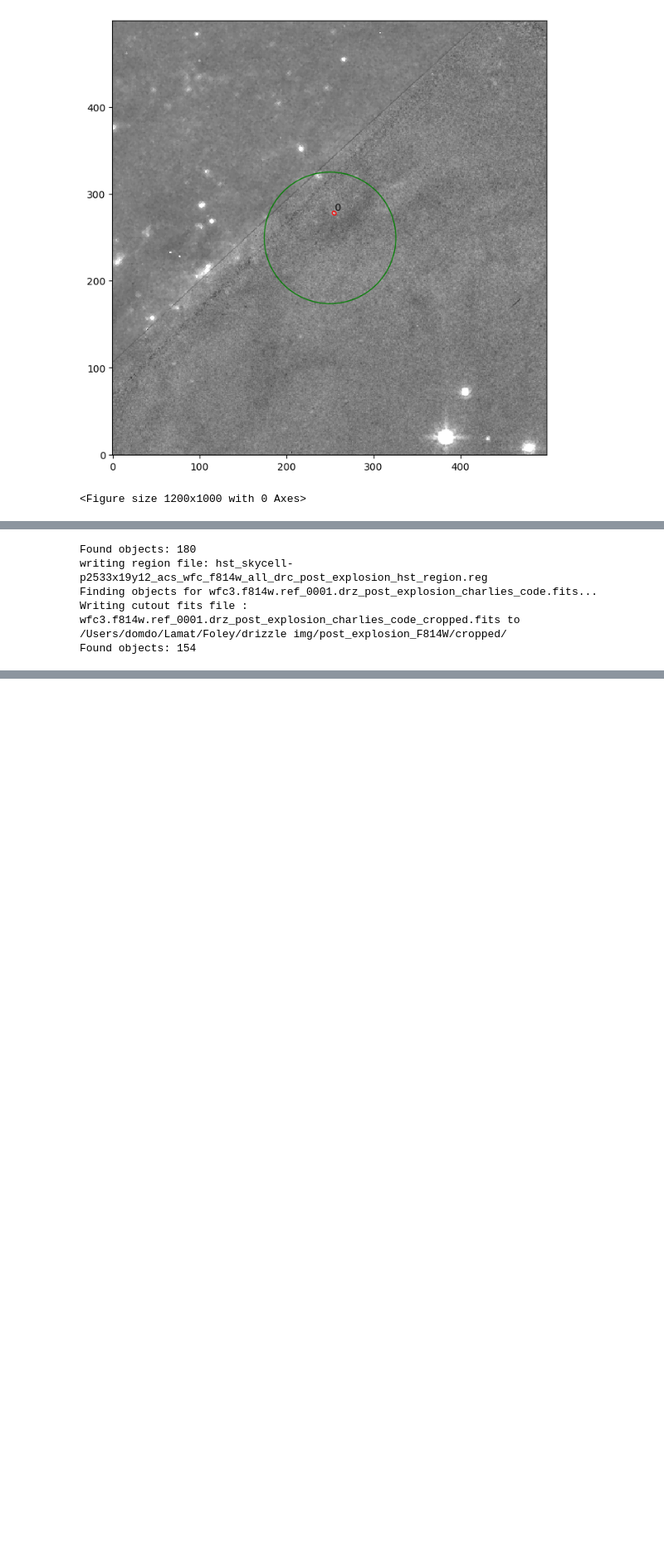
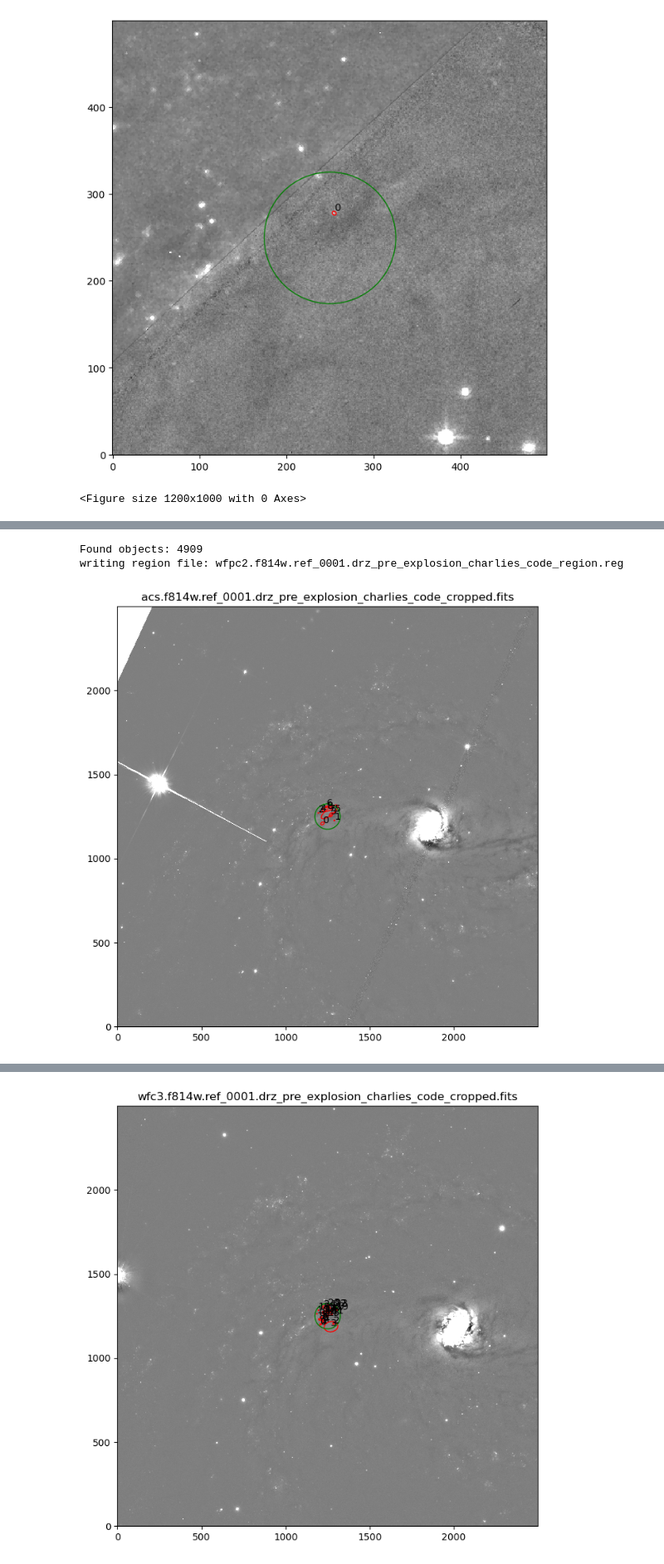
Before and after one commit to kirstytaggart/Lamat-progenitor-project, a Jupyter notebook: find drizzle pos.ipynb, the cells around one changed output, grey strips where cells are left out. Shown at 83% size. Cells and saved outputs as stored; diff of their text form; code cells hidden in the pictures; blank space fills up the shorter version.

```diff
--- a/find drizzle pos.ipynb
+++ b/find drizzle pos.ipynb
@@ -37,7 +37,7 @@ def writeregionfile(objects_new_table_cut, path_fits, outpath, color, sys = ''):
         sys = 'img'
         out.write('image\n')
         for i in range(len(objects_new_table_cut)):
-            out.write("point(%.3f,%.3f) # point=boxcircle text={%i}\n" % (objects_new_table_cut['x'][i], objects_new_table_cut['y'][i], i))
+            out.write("point(%.3f,%.3f) # point=boxcircle text={%i}\n" % (objects_new_table_cut['x'][i] + 1, objects_new_table_cut['y'][i] + 1, i))
         if len(objects_new_table_cut) == 0:
             print("ERROR: No stars detected. Increase sigma width.")
             sys.exit()
@@ -45,8 +45,9 @@ def writeregionfile(objects_new_table_cut, path_fits, outpath, color, sys = ''):
     out.close()
     print("writing region file:", filename)
 # %%
-def find_objects_cropped(cutout_filename):
+def find_objects_cropped(cutout_filename, min_area):
     cutout_filename = cutout_filename
+    min_area = min_area
     global data, header
     data, header = fits.getdata(cutout_filename, header=True)
     global w
@@ -65,13 +66,13 @@ def find_objects_cropped(cutout_filename):
     filter_kernel = np.array([[1, 2 , 1],
                              [2, 4, 2],
                              [1, 2, 1]])
-    objects = sep.extract(data_sub, sigma, err=bkg.globalrms, filter_kernel=filter_kernel, deblend_nthresh=16, deblend_cont=0.02, minarea=1.9, clean=True, clean_param=1.0) #mine
+    #objects = sep.extract(data_sub, sigma, err=bkg.globalrms, filter_kernel=filter_kernel, deblend_nthresh=16, deblend_cont=0.02, minarea=5, clean=True, clean_param=1.0) #ryans
+    objects = sep.extract(data_sub, sigma, err=bkg.globalrms, filter_kernel=filter_kernel, deblend_nthresh=16, deblend_cont=0.02, minarea=min_area, clean=True, clean_param=1.0) #mine
     print("Found objects: " + str(len(objects)))
     return objects
-    #objects = sep.extract(data_sub, sigma, err=bkg.globalrms, filter_kernel=filter_kernel, deblend_nthresh=16, deblend_cont=0.02, minarea=5, clean=True, clean_param=1.0) #ryans
 # %%
 #makes a cutout of size at sn position
-def make_cutout_find_objects(path_fits, path_output, size_x, size_y):
+def make_cutout_find_objects(path_fits, path_output, size_x, size_y, min_area):
     path_fits = path_fits
     path_output = path_output
     img=fits.open(path_fits)[0]
@@ -92,7 +93,7 @@ def make_cutout_find_objects(path_fits, path_output, size_x, size_y):
     cutout_filename = os.path.splitext(os.path.basename(path_fits))[0] + "_cropped.fits"
     print("Writing cutout fits file : " + cutout_filename + " to " + path_output)
     img.writeto(path_output + cutout_filename, overwrite=True)
-    return find_objects_cropped(path_output + cutout_filename) #returns object list
+    return find_objects_cropped(path_output + cutout_filename, min_area) #returns object list
 # %%
 def cut_catalog(radius1, objects, path):
     path = path
@@ -100,7 +101,7 @@ def cut_catalog(radius1, objects, path):
     radius = radius1
     #copy over objects list with new ra/dec type
     objects = objects
-    new_dt = np.dtype(objects.dtype.descr + [('ra', '<f8'), ('dec', '<f8')])
+    new_dt = np.dtype(objects.dtype.descr + [('ra', '<f8'), ('dec', '<f8'), ('ind', 'int32')])
     objects_new = np.zeros(objects.shape, dtype=new_dt)
     objects_new['thresh'] = objects['thresh']
     objects_new['npix'] = objects['npix']
@@ -202,10 +203,11 @@ Table length=1
 [figure]
 <Figure size 1200x1000 with 0 Axes>
 # %%
-path = '/Users/domdo/Lamat/Foley/drizzle img/post_explosion_F814W/' #path should contain fits file ONLY!!!
-size_x = 500 #change size of cutout
-size_y = 500 #change size of cutout
+path = '/Users/domdo/Lamat/Foley/drizzle img/pre_explosion_F814W/' #path should contain fits file ONLY!!!
+size_x = 2500 #change size of cutout
+size_y = 2500 #change size of cutout
 radius = 3 #change search radius
+min_area = 1.9 #change min area detection
 
 dir_list = glob.glob(path)
 filenames = [os.path.basename(x) for x in glob.glob(path+"*.fits")]
@@ -217,7 +219,7 @@ count = 0
 #for each file in path
 for count, filename in enumerate(filenames):
     print("Finding objects for " + filename + "...")
-    objects = make_cutout_find_objects(path+filename, path_output, size_x, size_y)
+    objects = make_cutout_find_objects(path+filename, path_output, size_x, size_y, min_area)
     objects_table_cut = cut_catalog(radius, objects, path)
     writeregionfile(objects_table_cut, path+filename, path_region, "red")
     make_plot(objects_table_cut, path, filename)
@@ -239,5 +241,3 @@ WARNING: FITSFixedWarning: The WCS transformation has more axes (2) than the ima
-Found objects: 180
-writing region file: hst_skycell-p2533x19y12_acs_wfc_f814w_all_drc_post_explosion_hst_region.reg
-Finding objects for wfc3.f814w.ref_0001.drz_post_explosion_charlies_code.fits...
-Writing cutout fits file : wfc3.f814w.ref_0001.drz_post_explosion_charlies_code_cropped.fits to /Users/domdo/Lamat/Foley/drizzle img/post_explosion_F814W/cropped/
-Found objects: 154
+Found objects: 4909
+writing region file: wfpc2.f814w.ref_0001.drz_pre_explosion_charlies_code_region.reg
+[figure, new version]
@@ -244,0 +245 @@ WARNING: FITSFixedWarning: 'datfix' made the change 'Invalid parameter values: M
+[figure, new version]
```
Also changed, not shown: parts of 1 cell of this notebook.
